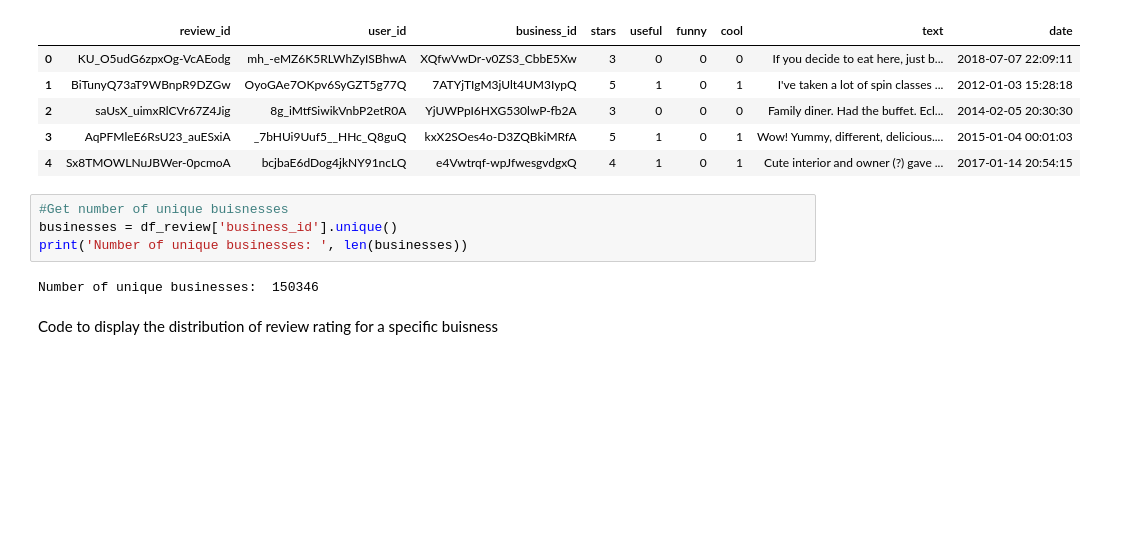
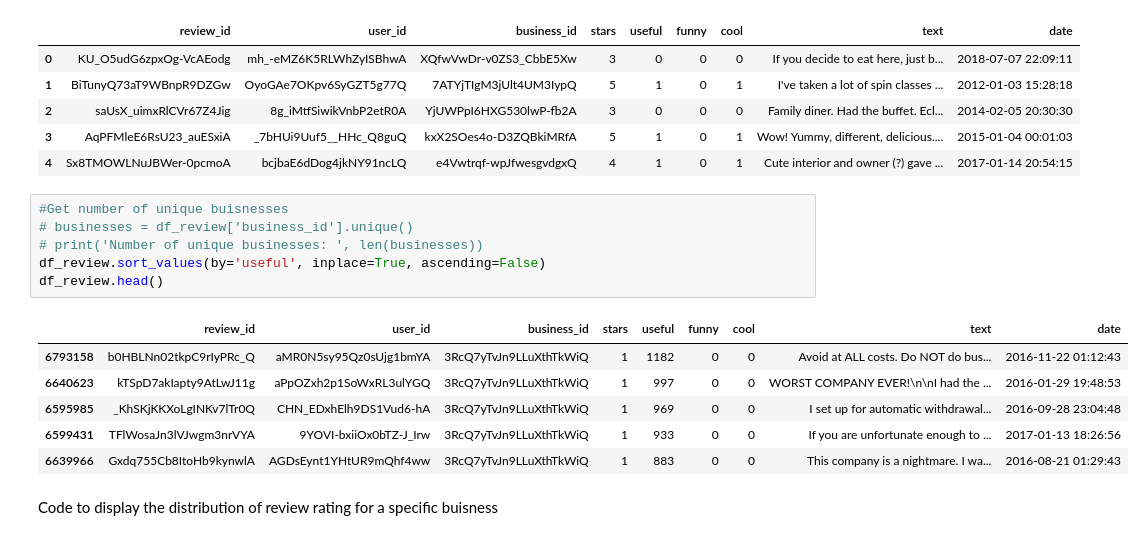
Before and after one commit to aygoun/nlp1-business-reviews, a Jupyter notebook: data_analysis/analyze.ipynb, the cells around one changed output. Saved outputs shown, nothing was run; the diff lists cells and outputs as text; blank space fills up the shorter version.

```diff
--- a/data_analysis/analyze.ipynb
+++ b/data_analysis/analyze.ipynb
@@ -18,10 +18,17 @@ df_review.head()
 | 4 | Sx8TMOWLNuJBWer-0pcmoA | bcjbaE6dDog4jkNY91ncLQ | e4Vwtrqf-wpJfwesgvdgxQ | 4 | 1 | 0 | 1 | Cute interior and owner (?) gave ... | 2017-01-14 20:54:15 |
 # %%
 #Get number of unique buisnesses
-businesses = df_review['business_id'].unique()
-print('Number of unique businesses: ', len(businesses))
+# businesses = df_review['business_id'].unique()
+# print('Number of unique businesses: ', len(businesses))
+df_review.sort_values(by='useful', inplace=True, ascending=False)
+df_review.head()
 # %% [output]
-Number of unique businesses:  150346
+|  | review_id | user_id | business_id | stars | useful | funny | cool | text | date |
+| 6793158 | b0HBLNn02tkpC9rIyPRc_Q | aMR0N5sy95Qz0sUjg1bmYA | 3RcQ7yTvJn9LLuXthTkWiQ | 1 | 1182 | 0 | 0 | Avoid at ALL costs. Do NOT do bus... | 2016-11-22 01:12:43 |
+| 6640623 | kTSpD7akIapty9AtLwJ11g | aPpOZxh2p1SoWxRL3ulYGQ | 3RcQ7yTvJn9LLuXthTkWiQ | 1 | 997 | 0 | 0 | WORST COMPANY EVER!\n\nI had the ... | 2016-01-29 19:48:53 |
+| 6595985 | _KhSKjKKXoLgINKv7lTr0Q | CHN_EDxhElh9DS1Vud6-hA | 3RcQ7yTvJn9LLuXthTkWiQ | 1 | 969 | 0 | 0 | I set up for automatic withdrawal... | 2016-09-28 23:04:48 |
+| 6599431 | TFlWosaJn3lVJwgm3nrVYA | 9YOVI-bxiiOx0bTZ-J_Irw | 3RcQ7yTvJn9LLuXthTkWiQ | 1 | 933 | 0 | 0 | If you are unfortunate enough to ... | 2017-01-13 18:26:56 |
+| 6639966 | Gxdq755Cb8ItoHb9kynwlA | AGDsEynt1YHtUR9mQhf4ww | 3RcQ7yTvJn9LLuXthTkWiQ | 1 | 883 | 0 | 0 | This company is a nightmare. I wa... | 2016-08-21 01:29:43 |
 # %% [markdown]
 Code to display the distribution of review rating for a specific buisness
 # %%
```
